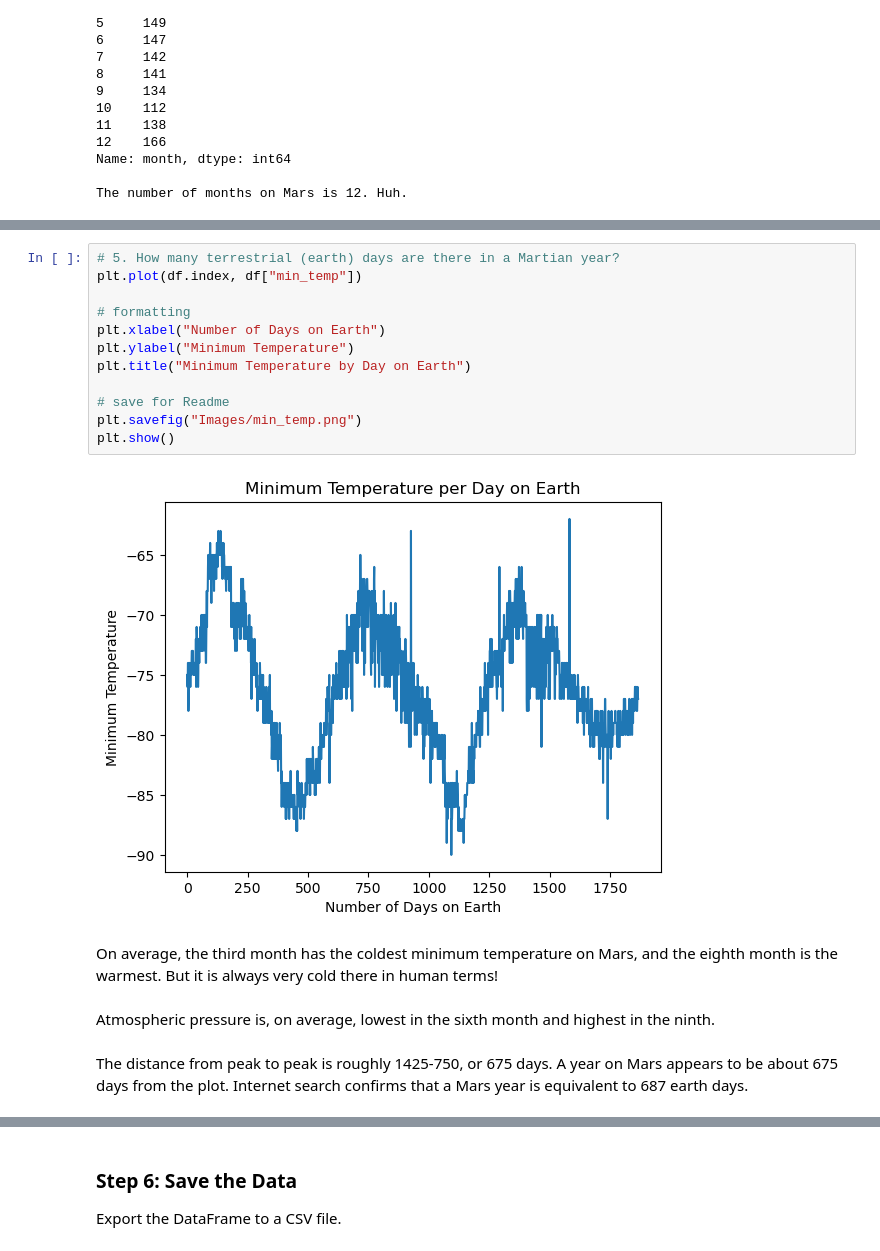
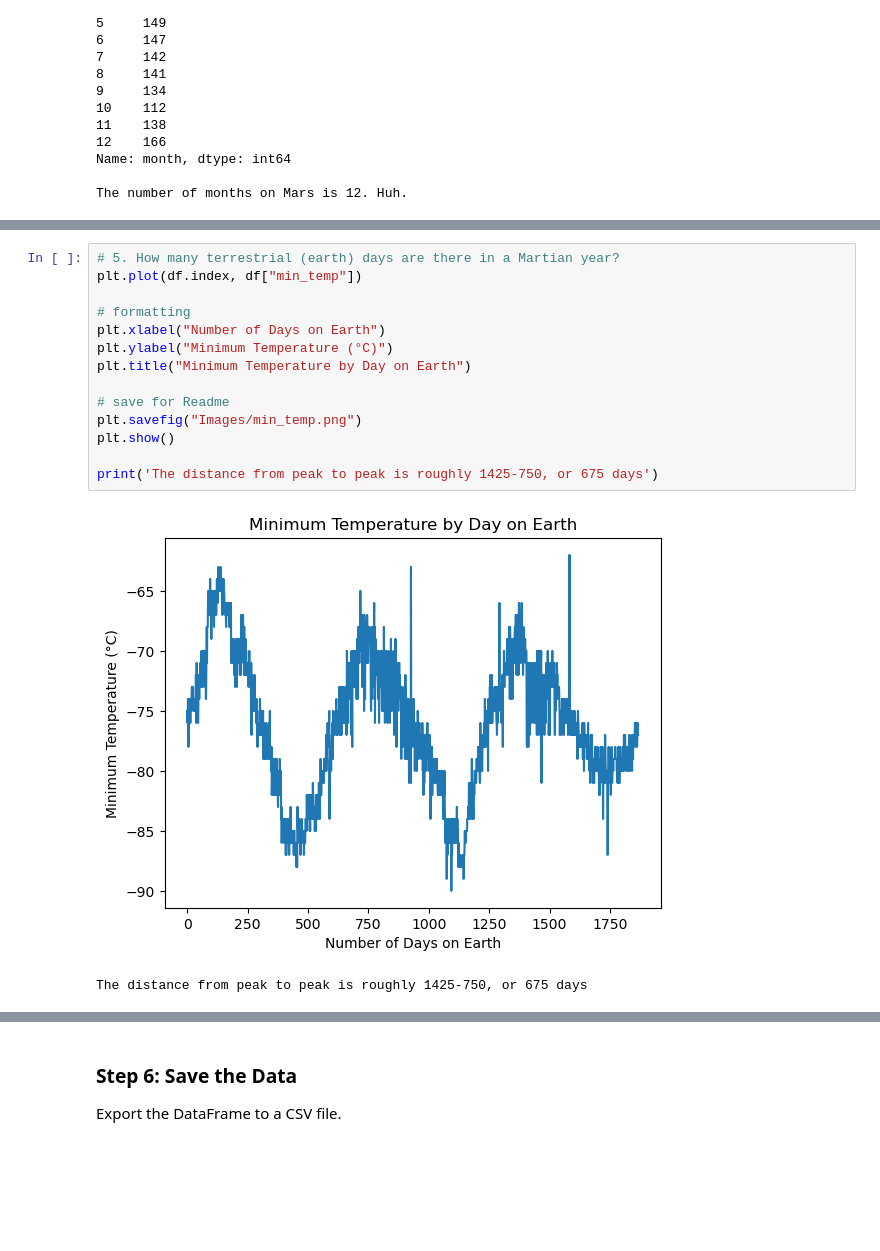
Before and after one commit to johbry17/11-web-scraping, a Jupyter notebook: part_2_mars_weather.ipynb, the cells around one changed output, grey strips where cells are left out. Drawn from its saved outputs; the diff is of its cells as text; blank space fills up the shorter version.

```diff
--- a/part_2_mars_weather.ipynb
+++ b/part_2_mars_weather.ipynb
@@ -280,20 +274,17 @@ The lowest atmospheric pressure is month 6, the highest 9
 # %%
 # 5. How many terrestrial (earth) days are there in a Martian year?
 plt.plot(df.index, df["min_temp"])
 
 # formatting
 plt.xlabel("Number of Days on Earth")
-plt.ylabel("Minimum Temperature")
+plt.ylabel("Minimum Temperature (°C)")
 plt.title("Minimum Temperature by Day on Earth")
 
 # save for Readme
 plt.savefig("Images/min_temp.png")
 plt.show()
+
+print('The distance from peak to peak is roughly 1425-750, or 675 days')
 # %% [output]
-[figure, old version]
+[figure, new version]
+The distance from peak to peak is roughly 1425-750, or 675 days
-# %% [markdown]
-On average, the third month has the coldest minimum temperature on Mars, and the eighth month is the warmest. But it is always very cold there in human terms!
-# %% [markdown]
-Atmospheric pressure is, on average, lowest in the sixth month and highest in the ninth.
-# %% [markdown]
-The distance from peak to peak is roughly 1425-750, or 675 days. A year on Mars appears to be about 675 days from the plot. Internet search confirms that a Mars year is equivalent to 687 earth days.
```
Also changed, not shown: parts of 16 cells of this notebook, 6 other files.
